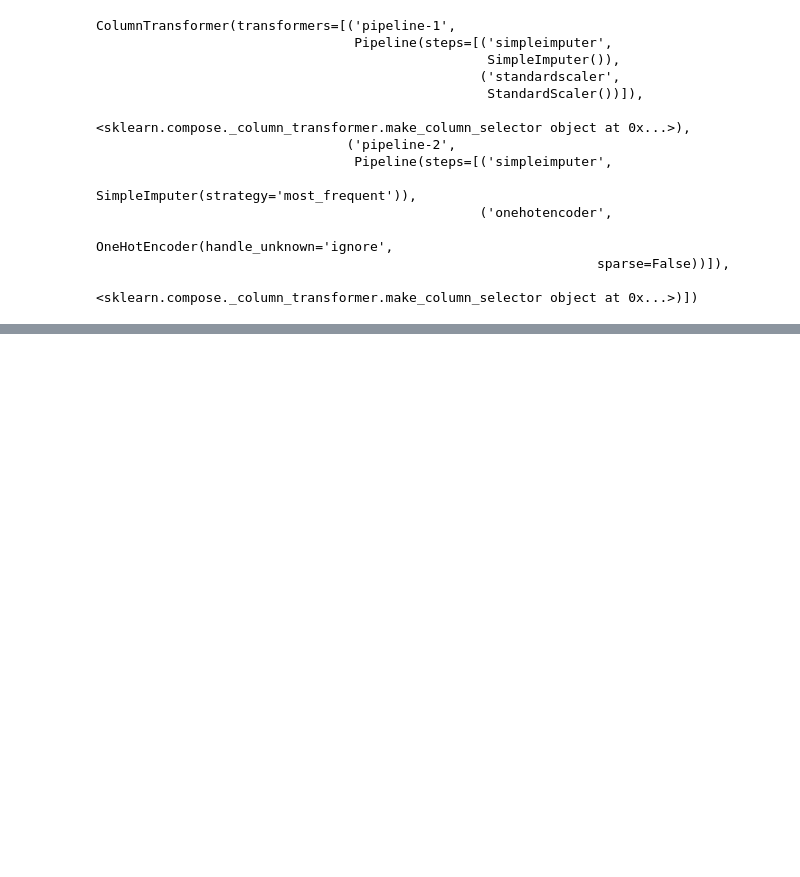
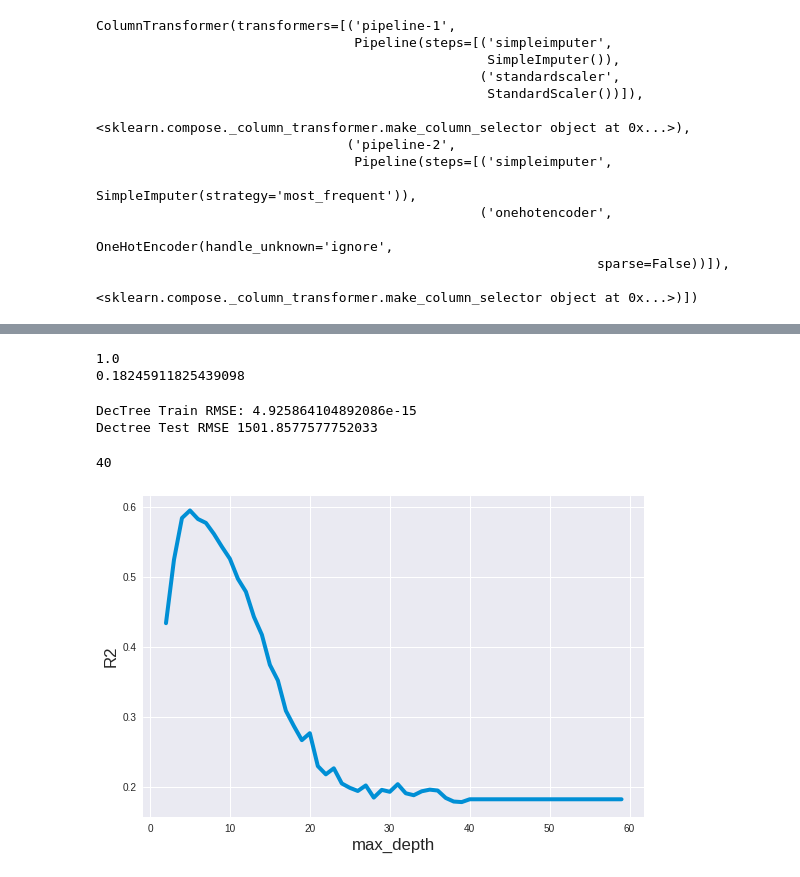
Before and after one commit to Jkhou1000/Market-Project, a Jupyter notebook: Project_1.ipynb, the cells around one changed output, grey strips where cells are left out. Drawn from its saved outputs; the diff is of its cells as text; code cells hidden in the pictures; blank space fills up the shorter version.

```diff
--- a/Project_1.ipynb
+++ b/Project_1.ipynb
@@ -542,0 +568,6 @@ array([[ 0.88049809, -0.71277507,  1.82810922, ...,  0.        ,
+# %%
+reg = LinearRegression()
+regpipe = make_pipeline(preprocessor, reg)
+#Combine the Linereg model with the preprocessor from before!
+# %%
+regpipe.fit(Xtrain, ytrain)
@@ -542,0 +611,4 @@ array([[ 0.88049809, -0.71277507,  1.82810922, ...,  0.        ,
+# %%
+Dectree = DecisionTreeRegressor(random_state=42)
+Decpipe = make_pipeline(preprocessor, Dectree)
+Decpipe.fit(Xtrain, ytrain)
@@ -542,0 +635,10 @@ array([[ 0.88049809, -0.71277507,  1.82810922, ...,  0.        ,
+# %%
+trainscore_dec = Decpipe.score(Xtrain, ytrain)
+testscore_dec = Decpipe.score(Xtest, ytest)
+print(trainscore_dec)
+print(testscore_dec)
+#The Test score is atrocious! its clearly overfitted
+# I'll take the RMSE and then tune it further
+# %% [output]
+1.0
+0.18245911825439098
@@ -542,0 +650,28 @@ array([[ 0.88049809, -0.71277507,  1.82810922, ...,  0.        ,
+# %%
+print(f'DecTree Train RMSE:', DectrainRMSE)
+print(f'Dectree Test RMSE', DectestRMSE)
+# %% [output]
+DecTree Train RMSE: 4.925864104892086e-15
+Dectree Test RMSE 1501.8577577752033
+# %%
+Dectree.get_depth()
+#Lets get a range of depths and see which one fits best
+# %% [output]
+40
+# %%
+depths = list(range(2, 60))
+scores = pd.DataFrame(index=depths, columns=["Test Score", "Train Score"])
+for depth in depths:
+  DecTree2 = DecisionTreeRegressor(max_depth=depth, random_state=42)
+  DecPipe2 = make_pipeline(preprocessor, DecTree2)
+  DecPipe2.fit(Xtrain, ytrain)
+  train_score2 = DecPipe2.score(Xtrain, ytrain)
+  test_score2 = DecPipe2.score(Xtest, ytest)
+  scores.loc[depth, 'Train Score'] = train_score2
+  scores.loc[depth, 'Test Score'] = test_score2
+# %%
+plt.plot(depths, scores['Test Score'])
+plt.xlabel('max_depth')
+plt.ylabel('R2');
+# %% [output]
+[figure, added]
```
Also changed, not shown: parts of 30 cells of this notebook.
